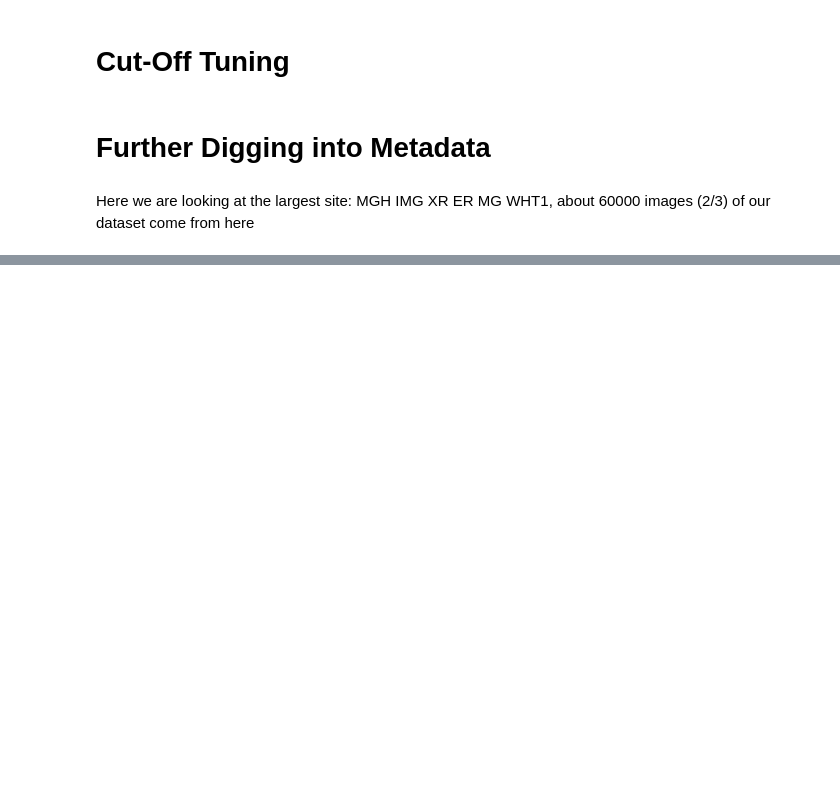
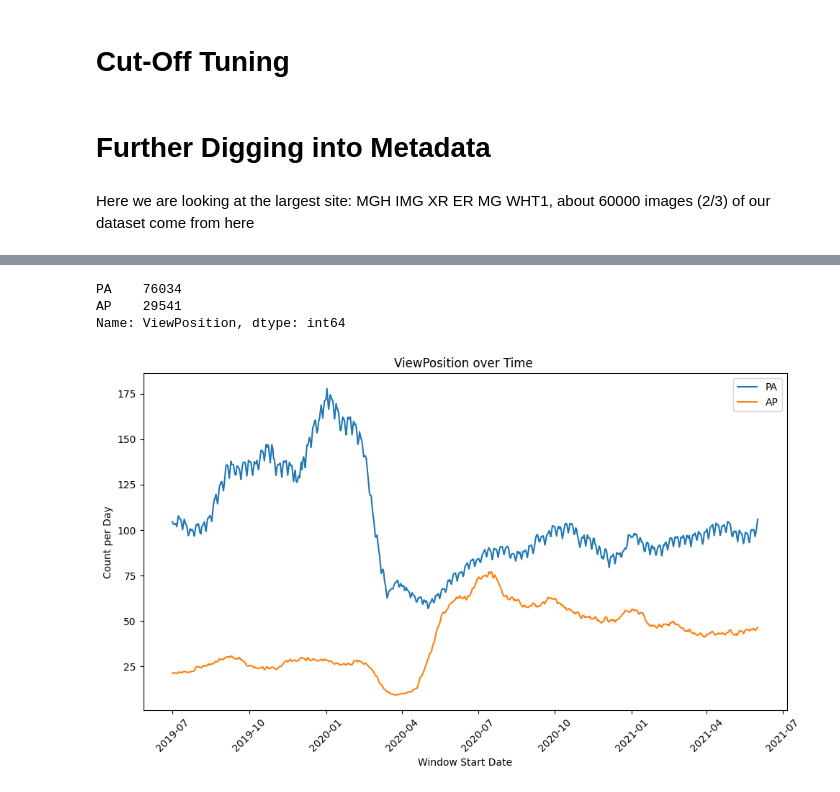
Before and after one commit to CPBridge/MedImaging-ModelDriftMonitoring, a Jupyter notebook: src/scripts/analysis/label_over_time.ipynb, the cells around one changed output, grey strips where cells are left out. Drawn from its saved outputs; the diff is of its cells as text; code cells hidden in the pictures; blank space fills up the shorter version.

```diff
--- a/src/scripts/analysis/label_over_time.ipynb
+++ b/src/scripts/analysis/label_over_time.ipynb
@@ -245,14 +246,11 @@ label_cols = [
 'Pneumothorax'
 ]
 
-label_cols = ['Atelectasis', 'Cardiomegaly', 'Consolidation', 'Edema', 'Lung Opacity', 'Pleural Other', 'Pleural Effusion', 'Pneumonia', 'Pneumothorax', 'Support Devices', ]
+label_cols = ['Atelectasis', 'Cardiomegaly', 'Edema', 'Lung Opacity', 'Pleural Other', 'Pleural Effusion', 'Pneumonia', 'Pneumothorax', 'Support Devices', ]
 #label_cols = ['Atelectasis', 'Cardiomegaly', 'Consolidation', 'Edema', 'Lung Opacity', 'Pleural Other', 'Pleural Effusion', 'Pneumonia', 'Pneumothorax', 'Support Devices', 'Enlarged Cardiomediastinum', ]
 # %%
 # read jsonl file from pred_folder in df
-pred_folder = '/autofs/cluster/qtim/projects/xray_drift/inferences/mgb_data_from_chexpert_retrain_frontal_only_lr1e-4_frozen_step25_qwen_labels_allclasses'
-pred_folder = '/autofs/cluster/qtim/projects/xray_drift/inferences/classification_imagenet_nogamma/'
-
-pred_folder = '/autofs/cluster/qtim/projects/xray_drift/inferences/classification_final_allpoc_inference/'
+pred_folder = '/autofs/cluster/qtim/projects/xray_drift/inferences/classification_final_allpoc_inference_woconsolidation/'
 
 df_preds = pd.read_json(os.path.join(pred_folder, 'preds.jsonl'), lines=True)
 df_preds = pd.concat(
@@ -1131,12 +1133,14 @@ df_preds['Point of Care_combined'] = df_preds['Point of Care'].apply(lambda x: '
 # %%
 # look at one specific site
 
-site = 'MGH IMG XR ER MG WHT1'
+site = 'MGH IMG XR OP YAW6'
 site_disp = site.replace(' ', '~')
 
 print(df_preds['Point of Care'].value_counts())
 
-df_er = df_preds[df_preds['Point of Care'] == site].copy()
+#df_er = df_preds[df_preds['Point of Care'] == site].copy()
+df_er = df_preds.copy()
+
 
 df_er['StudyDate'] = pd.to_datetime(df_er['StudyDate'])
 df_er.set_index('StudyDate', inplace=True)
@@ -1181,12 +1208,12 @@ plt.hist(df_er['Patient Age'], bins=10)
 # %%
 parameter = 'ViewPosition'
 
+#df_er = df_er[df_er["Point of Care"] == site]
 
 # check the machines used
 print(df_er[parameter].value_counts())
 
 # plot the proportion of the machines used over time for that location
-
 
 # Get the overall start and end dates
 start_date = df_er.index.min()
@@ -1197,11 +1224,15 @@ proportion_data = {}
 for window_start, window_end in generate_windows(start_date, end_date, window_size_days=30):
     window_data = df_er[(df_er.index >= window_start) & (df_er.index < window_end)]
     proportions = window_data[parameter].value_counts(normalize=False)
-    proportion_data[window_start] = proportions/30
+    proportion_data[window_end] = proportions/30
 
 machine_df = pd.DataFrame(proportion_data).T
 
 machine_df.fillna(0, inplace=True)
+# %% [output]
+PA    76034
+AP    29541
+Name: ViewPosition, dtype: int64
 # %%
 # drop the Fluorospot, which has only two non nans rows
 
@@ -1212,16 +1243,20 @@ print(machine_df.count())
 # %%
 plt.figure(figsize=(10, 6))  # Set the figure size for better readability
 
 for machine in machine_df.columns:
     plt.plot(machine_df.index, machine_df[machine], label=machine)
 
-plt.title(f'{parameter} over Time at $\mathbf{{{site_disp}}}$')
+#plt.title(f'{parameter} over Time at $\mathbf{{{site_disp}}}$')
+plt.title(f'{parameter} over Time ')
+
 plt.xlabel('Window Start Date')
 plt.ylabel('Count per Day')
 plt.xticks(rotation=45)
 plt.legend()
 plt.tight_layout()
 
 # plt.savefig(os.path.join(output_dir, 'performance_findings.png'))
 
 plt.show()
+# %% [output]
+[figure, added]
```
Also changed, not shown: parts of 9 cells of this notebook, 11 other files.
